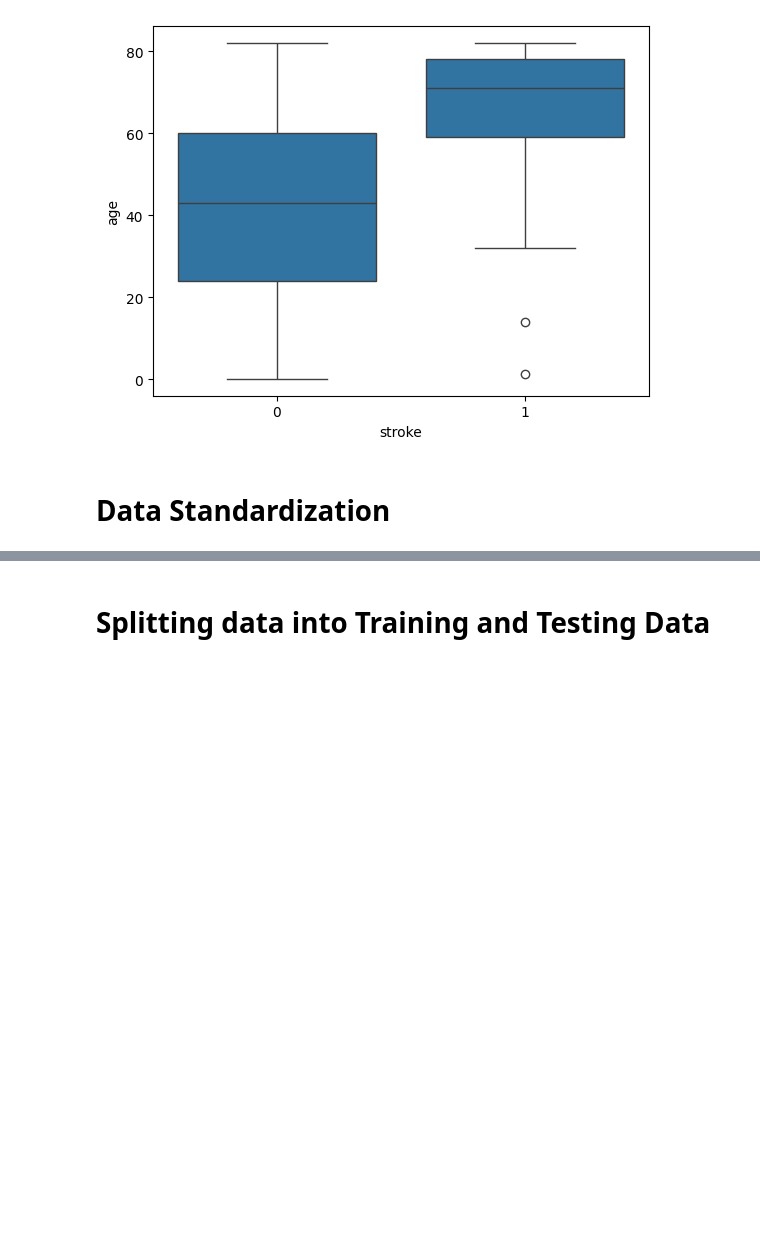
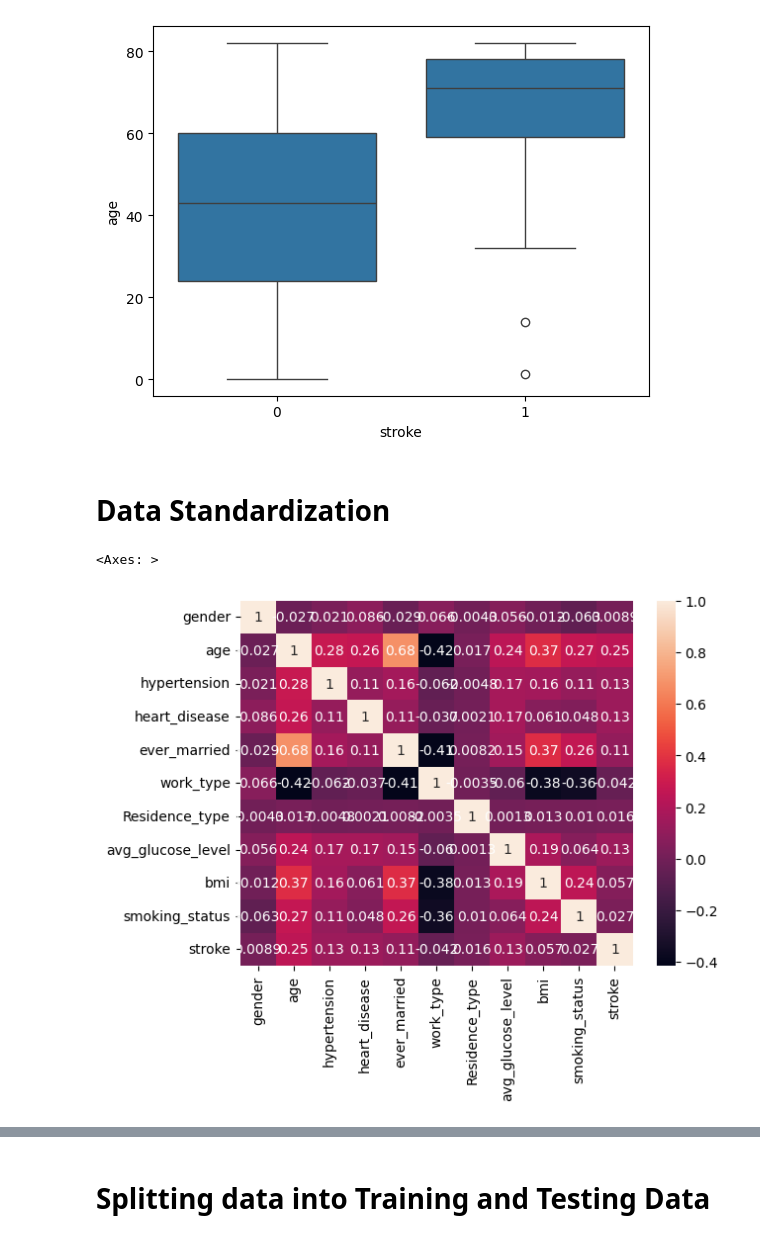
Before and after one commit to spandanapatta/Brain_Stroke_Prediction, a Jupyter notebook: Brain_Stroke_Prediction.ipynb, the cells around one changed output, grey strips where cells are left out. Drawn from its saved outputs; the diff is of its cells as text; code cells hidden in the pictures; blank space fills up the shorter version.

```diff
--- a/Brain_Stroke_Prediction.ipynb
+++ b/Brain_Stroke_Prediction.ipynb
@@ -206,7 +217,13 @@ sns.boxplot(data = stroke_data,x='stroke',y='age')
 # **Data Standardization**
 # %%
 #Encoding categorical variables into numerical values
-cols = ['gender','smoking_status']
+cols = ['gender','ever_married','work_type','Residence_type','smoking_status']
 encoder = LabelEncoder()
 for col in cols:
   stroke_data[col] = encoder.fit_transform(stroke_data[col])
+# %%
+correlation_matrix = stroke_data.corr()
+sns.heatmap(correlation_matrix,annot=True)
+# %% [output]
+<Axes: >
+[figure, added]
```
Also changed, not shown: parts of 23 cells of this notebook.
